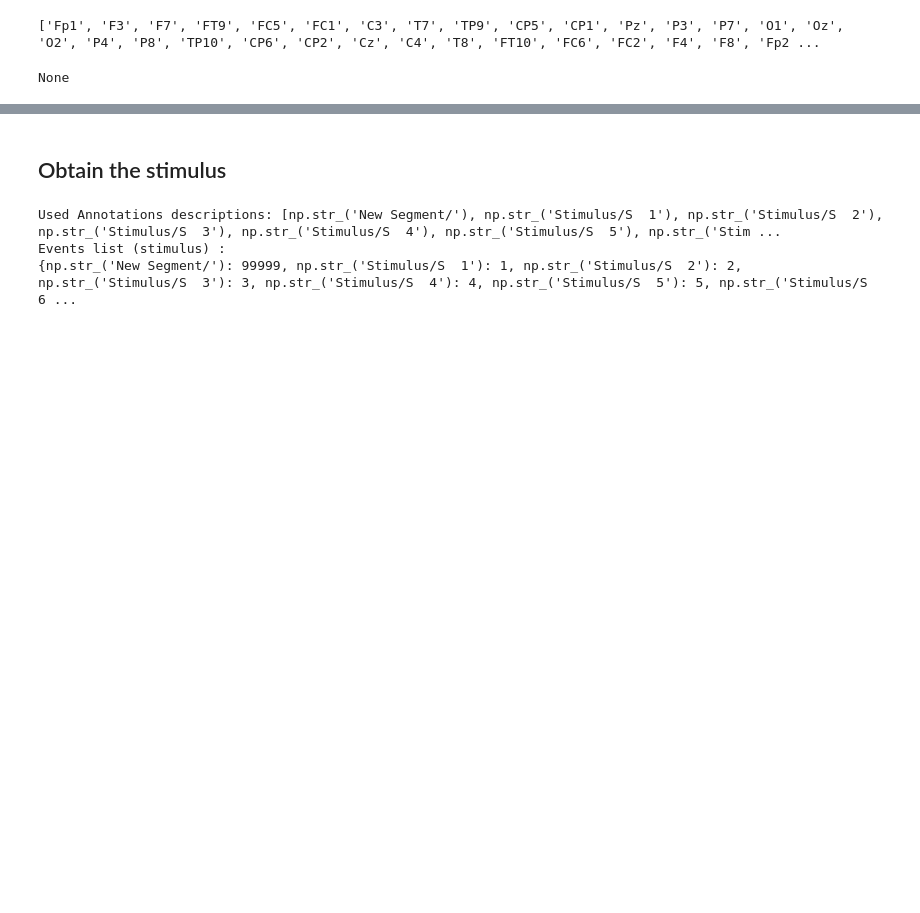
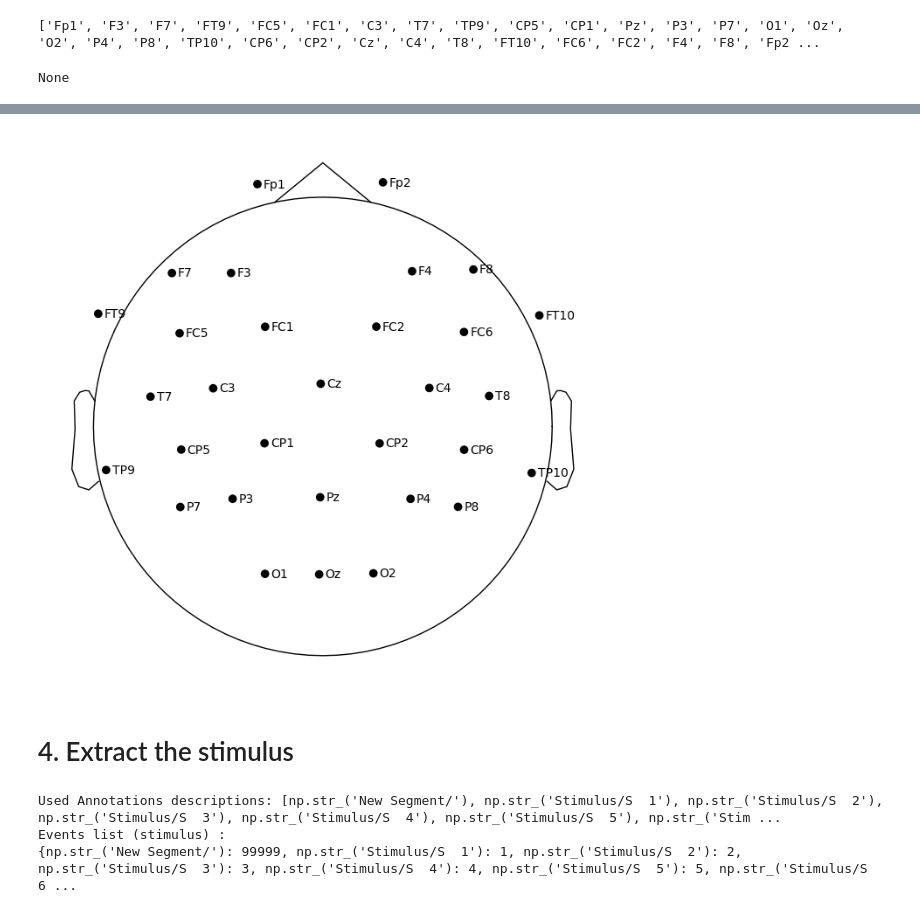
Before and after one commit to Movidoc/tictrack_eeg_analysis, a Jupyter notebook: mne_python.ipynb, the cells around one changed output, grey strips where cells are left out. Saved outputs shown, nothing was run; the diff lists cells and outputs as text; code cells hidden in the pictures; blank space fills up the shorter version.

```diff
--- a/mne_python.ipynb
+++ b/mne_python.ipynb
@@ -59,3 +80,7 @@ None
+# %%
+Sensors_Montage_Figure_1 = raw.plot_sensors(show_names=True)
+# %% [output]
+[figure, added]
 # %% [markdown]
-## Obtain the stimulus
+# 4. Extract the stimulus
 # %%
```
Also changed, not shown: parts of 29 cells of this notebook, 1 other file.
